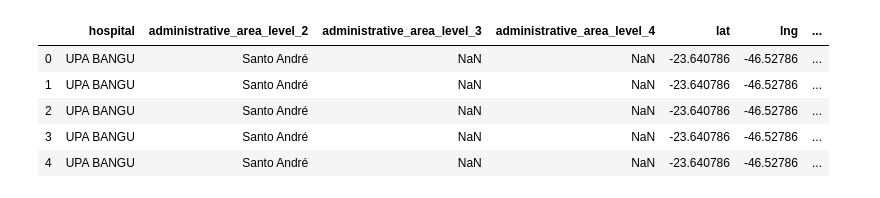
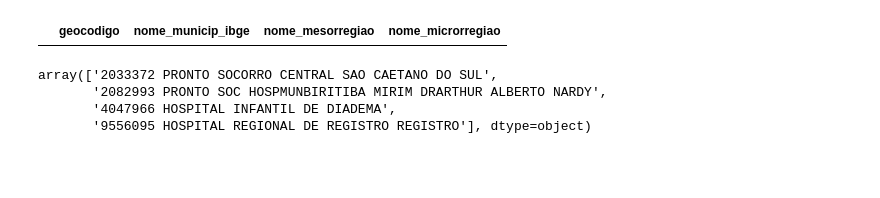
Before and after one commit to d116626/saude_sp, a Jupyter notebook: notebooks/1 - explore.ipynb, the cells around one changed output. Drawn from its saved outputs; the diff is of its cells as text; code cells hidden in the pictures; blank space fills up the shorter version.

```diff
--- a/notebooks/1 - explore.ipynb
+++ b/notebooks/1 - explore.ipynb
@@ -11,5 +13,11 @@ import folium
 # %%
 df        = pd.read_csv('../data/SIHSUS/sihsus_estabelecimento.csv')
-hospitais = pd.read_csv('../data/Codigos/hospitais_locations.csv')
+
+hospitais = pd.read_csv('../data/Codigos/cnes.csv', dtype={'co_ibge':str})
+hospitais['co_cnes'] = pd.to_numeric(hospitais['co_cnes'], errors='coerce')
+
+municipios = pd.read_csv('../data/Codigos/br_municipios_ibge.csv', dtype={'geocodigo':str})
+cols = ['geocodigo','nome_municip_ibge','nome_mesorregiao','nome_microrregiao']
+municipios = municipios[cols]
 # %%
 df['hospital'] = df['Estabelecimento'].apply(lambda x: x[8:]).str.strip()
@@ -22,9 +29,0 @@ df_hospitais = pd.merge(hospitais[cols], df, on='hospital', how='outer')
-# %%
-df_hospitais.head()
-# %% [output]
-|  | hospital | administrative_area_level_2 | administrative_area_level_3 | administrative_area_level_4 | lat | lng | ... |
-| 0 | UPA BANGU | Santo André | NaN | NaN | -23.640786 | -46.52786 | ... |
-| 1 | UPA BANGU | Santo André | NaN | NaN | -23.640786 | -46.52786 | ... |
-| 2 | UPA BANGU | Santo André | NaN | NaN | -23.640786 | -46.52786 | ... |
-| 3 | UPA BANGU | Santo André | NaN | NaN | -23.640786 | -46.52786 | ... |
-| 4 | UPA BANGU | Santo André | NaN | NaN | -23.640786 | -46.52786 | ... |
@@ -39,3 +37,18 @@ hospitais_assis = df_hospitais[mask]
+# %%
+mask = municipios['geocodigo']=='355030'
+
+municipios[mask]
+# %% [output]
+|  | geocodigo | nome_municip_ibge | nome_mesorregiao | nome_microrregiao |
+# %%
+mask = df_hospitais['co_ibge'].isnull()
+
+df_hospitais[mask]['Estabelecimento'].unique()
+# %% [output]
+array(['2033372 PRONTO SOCORRO CENTRAL SAO CAETANO DO SUL',
+       '2082993 PRONTO SOC HOSPMUNBIRITIBA MIRIM DRARTHUR ALBERTO NARDY',
+       '4047966 HOSPITAL INFANTIL DE DIADEMA',
+       '9556095 HOSPITAL REGIONAL DE REGISTRO REGISTRO'], dtype=object)
 # %%
 ano = 2019
 mes = 9
```
Also changed, not shown: parts of 13 cells of this notebook.
